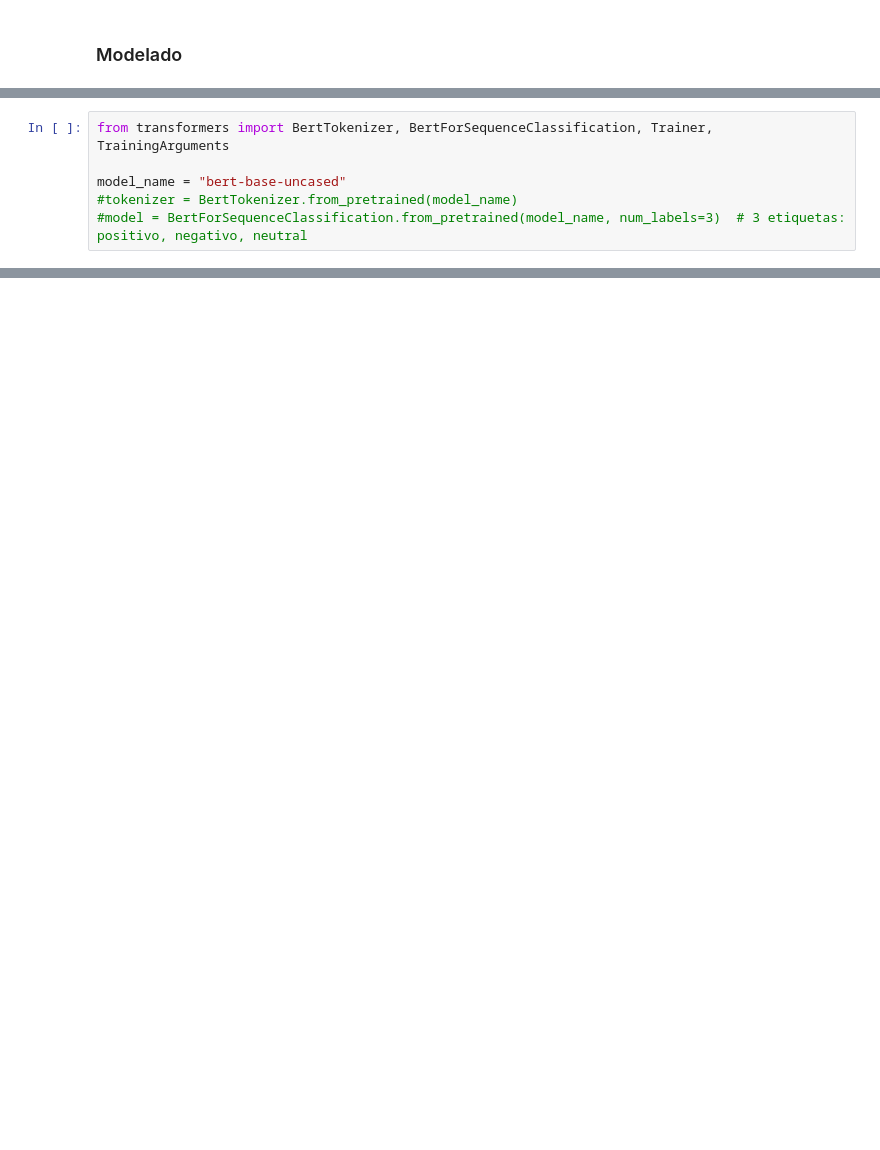
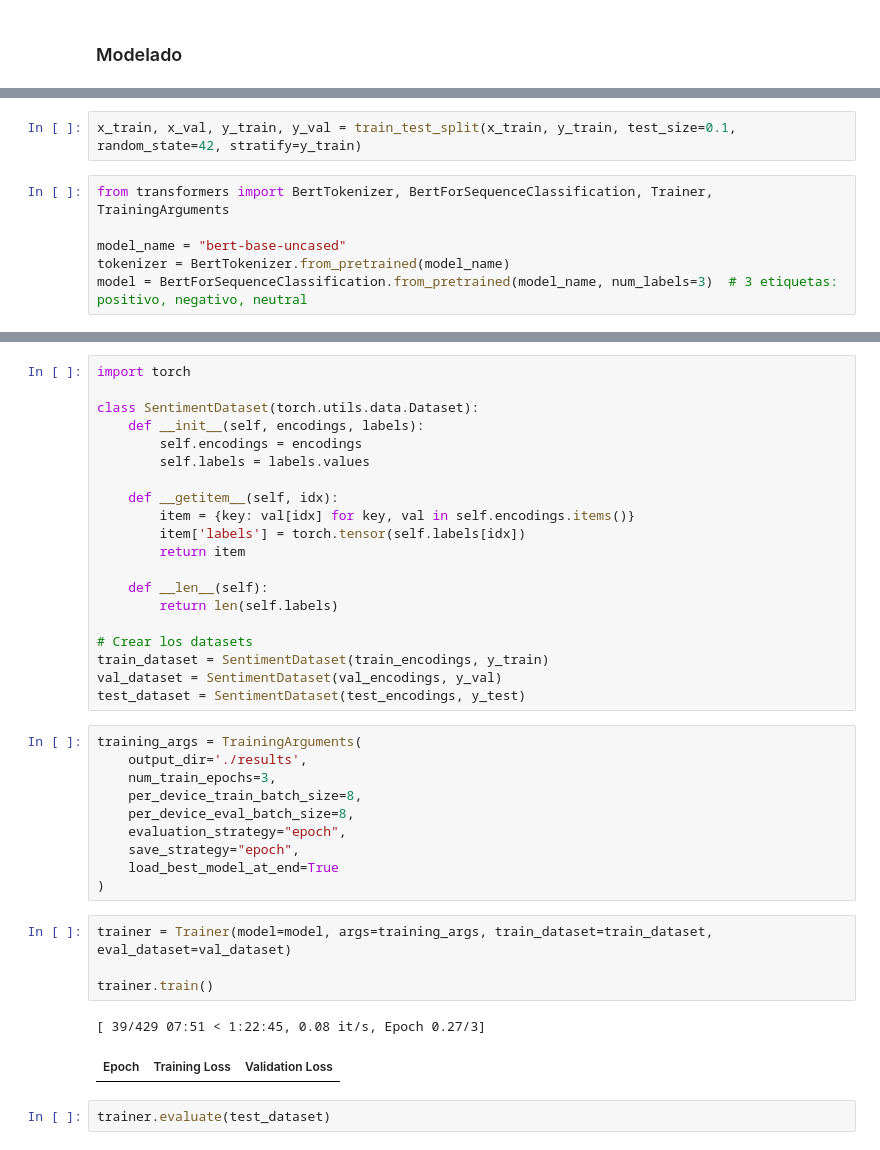
Before and after one commit to KarimS21/-CC219-TP-TF-2024-2, a Jupyter notebook: ApliDataScienceTF.ipynb, the cells around one changed output, grey strips where cells are left out. Cells and saved outputs as stored; diff of their text form; blank space fills up the shorter version.

Commit message:
Probando Modelo de bert

```diff
--- a/ApliDataScienceTF.ipynb
+++ b/ApliDataScienceTF.ipynb
@@ -383,6 +394,8 @@ df_main.sample(5)
+# %%
+x_train, x_val, y_train, y_val = train_test_split(x_train, y_train, test_size=0.1, random_state=42, stratify=y_train)
 # %%
 from transformers import BertTokenizer, BertForSequenceClassification, Trainer, TrainingArguments
 
 model_name = "bert-base-uncased"
-#tokenizer = BertTokenizer.from_pretrained(model_name)
-#model = BertForSequenceClassification.from_pretrained(model_name, num_labels=3)  # 3 etiquetas: positivo, negativo, neutral
+tokenizer = BertTokenizer.from_pretrained(model_name)
+model = BertForSequenceClassification.from_pretrained(model_name, num_labels=3)  # 3 etiquetas: positivo, negativo, neutral
@@ -388,0 +418,39 @@ model_name = "bert-base-uncased"
+# %%
+import torch
+
+class SentimentDataset(torch.utils.data.Dataset):
+    def __init__(self, encodings, labels):
+        self.encodings = encodings
+        self.labels = labels.values
+
+    def __getitem__(self, idx):
+        item = {key: val[idx] for key, val in self.encodings.items()}
+        item['labels'] = torch.tensor(self.labels[idx])
+        return item
+
+    def __len__(self):
+        return len(self.labels)
+
+# Crear los datasets
+train_dataset = SentimentDataset(train_encodings, y_train)
+val_dataset = SentimentDataset(val_encodings, y_val)
+test_dataset = SentimentDataset(test_encodings, y_test)
+# %%
+training_args = TrainingArguments(
+    output_dir='./results',
+    num_train_epochs=3,
+    per_device_train_batch_size=8,
+    per_device_eval_batch_size=8,
+    evaluation_strategy="epoch",
+    save_strategy="epoch",
+    load_best_model_at_end=True
+)
+# %%
+trainer = Trainer(model=model, args=training_args, train_dataset=train_dataset, eval_dataset=val_dataset)
+
+trainer.train()
+# %% [output]
+[ 39/429 07:51 < 1:22:45, 0.08 it/s, Epoch 0.27/3]
+| Epoch | Training Loss | Validation Loss |
+# %%
+trainer.evaluate(test_dataset)
```
Also changed, not shown: parts of 22 cells of this notebook.
